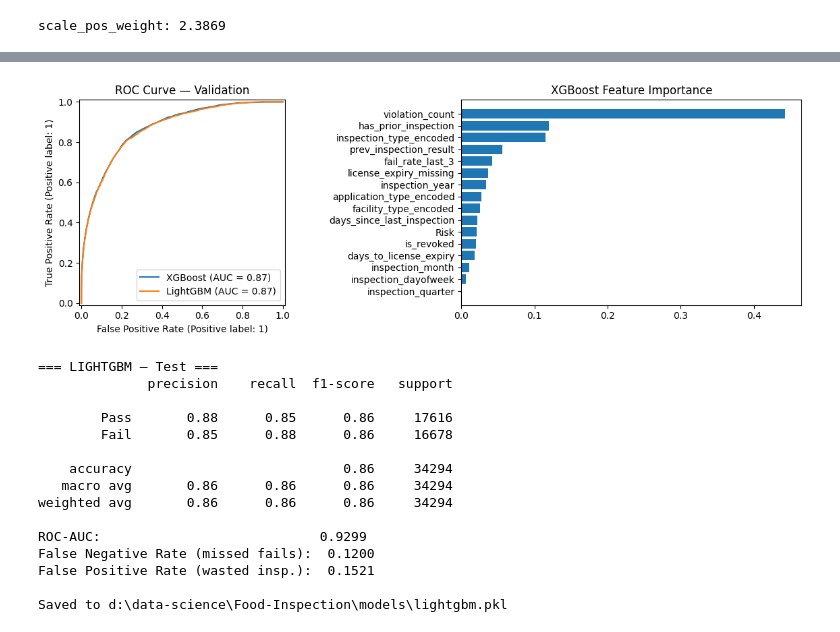
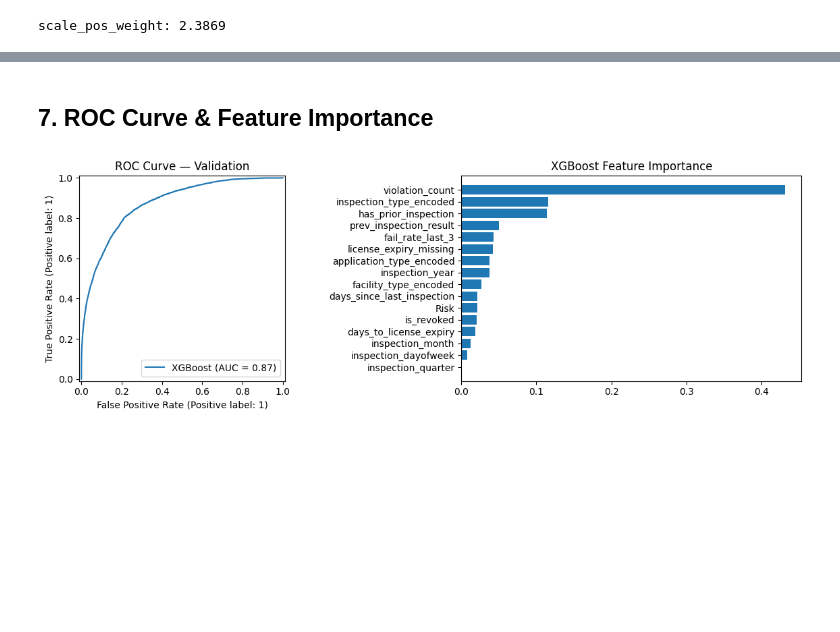
Before and after one commit to MohdTamer/Food-Inspection, a Jupyter notebook: notebooks/modelling/gradient-boosting.ipynb, the cells around one changed output, grey strips where cells are left out. Cells and saved outputs as stored; diff of their text form; code cells hidden in the pictures; blank space fills up the shorter version.

```diff
--- a/notebooks/modelling/gradient-boosting.ipynb
+++ b/notebooks/modelling/gradient-boosting.ipynb
@@ -66,6 +148,7 @@ xgb.fit(
 )
 
 print(f'XGBoost best iteration: {xgb.best_iteration}')
-evaluate(xgb, X_train, y_train, 'XGBoost — Train')
-xgb_val_proba = evaluate(xgb, X_val, y_val, 'XGBoost — Validation')
+train_probas, train_cm, train_metrics = evaluate(xgb, X_train, y_train, 'Train')
+val_probas  , val_cm  , val_metrics   = evaluate(xgb, X_val, y_val, 'Validation')
+test_probas , test_cm , test_metrics  = evaluate(xgb, X_test, y_test, 'Test')
 # %% [output]
@@ -126,49 +172,23 @@ False Positive Rate (wasted insp.):  0.2169
+# %% [markdown]
+## 7. ROC Curve & Feature Importance
 # %%
 # Compare val ROC curves side by side
 fig, axes = plt.subplots(1, 2, figsize=(12, 4))
 
-RocCurveDisplay.from_predictions(y_val, xgb_val_proba,  ax=axes[0], name='XGBoost')
-RocCurveDisplay.from_predictions(y_val, lgbm_val_proba, ax=axes[0], name='LightGBM')
+RocCurveDisplay.from_predictions(y_val, val_probas, ax=axes[0], name='XGBoost')
 axes[0].set_title('ROC Curve — Validation')
 
 # Feature importance — XGBoost
 imp_df = pd.DataFrame({
     'feature':    X_train.columns,
     'importance': xgb.feature_importances_
 }).sort_values('importance')
 
 axes[1].barh(imp_df['feature'], imp_df['importance'])
 axes[1].set_title('XGBoost Feature Importance')
 
 plt.tight_layout()
+plt.savefig('gradient_boosting_results.png', dpi=150, bbox_inches='tight')
 plt.show()
 # %% [output]
-[figure, old version]
+[figure, new version]
-# %%
-# Run only when done tuning — pick the better model from val results above
-# xgb and light produced almost identical results
-BEST_MODEL      = xgb
-BEST_MODEL_NAME = 'xgboost'
-
-evaluate(BEST_MODEL, X_test, y_test, f'{BEST_MODEL_NAME.upper()} — Test')
-
-models_dir = Path.cwd().parent.parent / 'models'
-models_dir.mkdir(exist_ok=True)
-joblib.dump(BEST_MODEL, models_dir / f'{BEST_MODEL_NAME}.pkl')
-print(f'Saved to {models_dir / BEST_MODEL_NAME}.pkl')
-# %% [output]
-=== LIGHTGBM — Test ===
-              precision    recall  f1-score   support
-
-        Pass       0.88      0.85      0.86     17616
-        Fail       0.85      0.88      0.86     16678
-
-    accuracy                           0.86     34294
-   macro avg       0.86      0.86      0.86     34294
-weighted avg       0.86      0.86      0.86     34294
-
-ROC-AUC:                            0.9299
-False Negative Rate (missed fails):  0.1200
-False Positive Rate (wasted insp.):  0.1521
-
-Saved to d:\data-science\Food-Inspection\models\lightgbm.pkl
```
Also changed, not shown: parts of 21 cells of this notebook, 29 other files.
